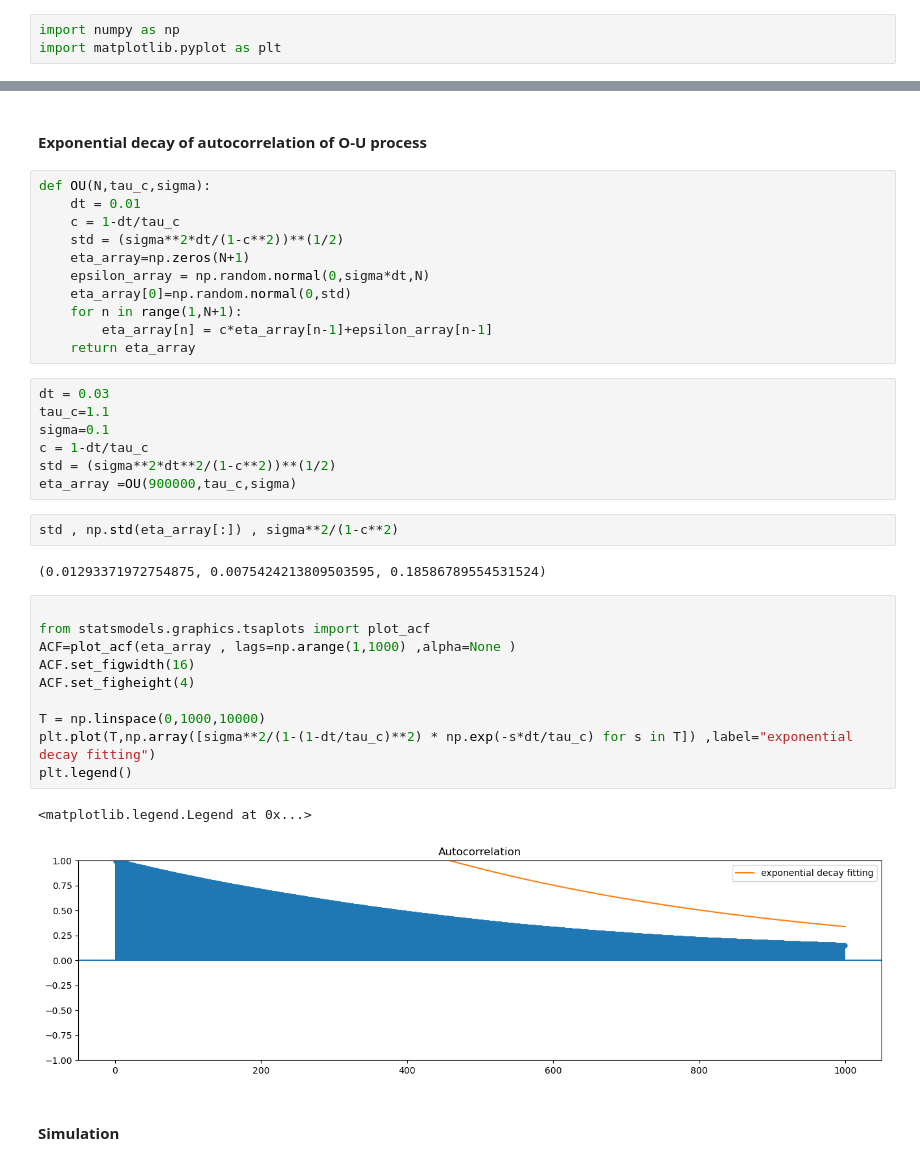
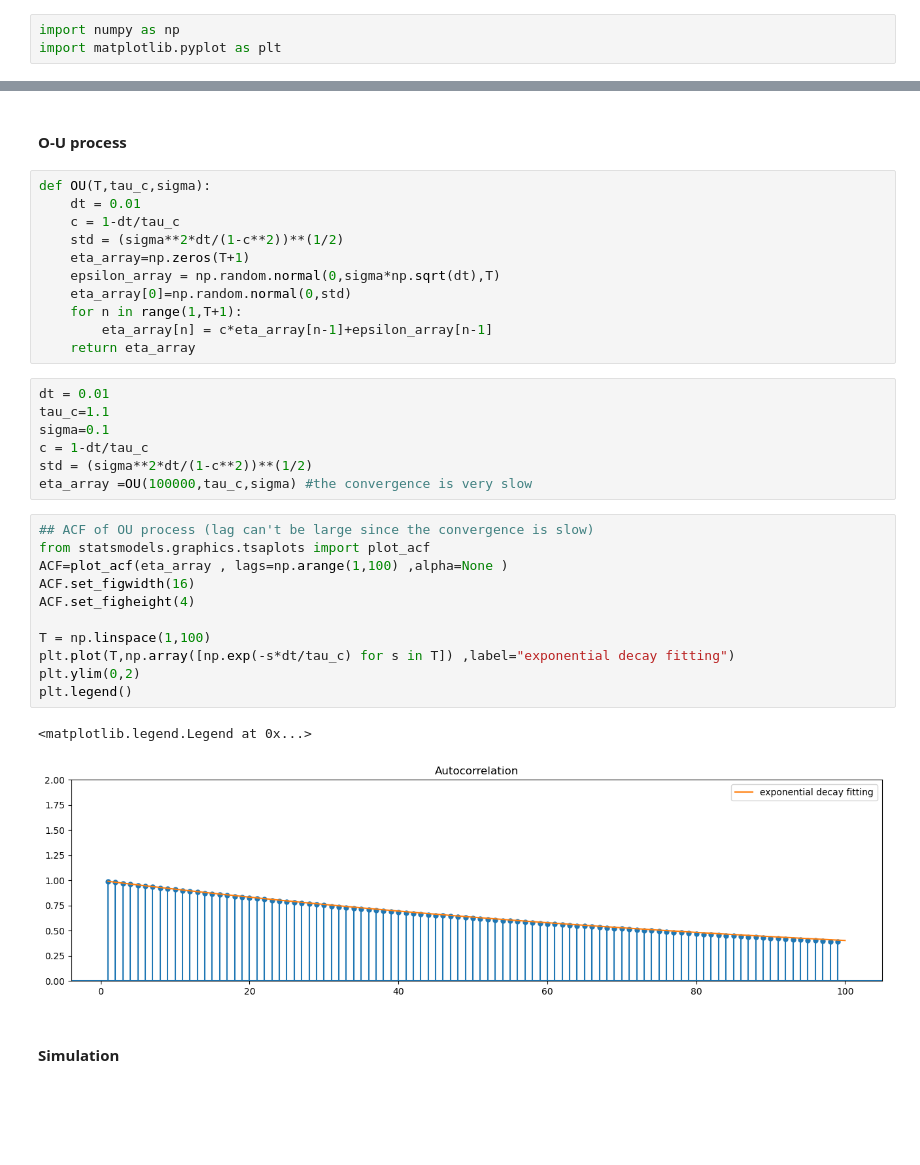
Before and after one commit to std92050/fin_math_110021515, a Jupyter notebook: complex system/Multiplicative_growth_model.ipynb, the cells around one changed output, grey strips where cells are left out. Cells and saved outputs as stored; diff of their text form; blank space fills up the shorter version.

```diff
--- a/complex system/Multiplicative_growth_model.ipynb
+++ b/complex system/Multiplicative_growth_model.ipynb
@@ -25,42 +25,39 @@ $$
 \eta_i(t+dt) = \eta_i(t) - \frac{dt}{\tau_c} \eta_i(t) + \varepsilon_i(t)
 $$
 # %% [markdown]
-#### Exponential decay of autocorrelation of O-U process
+#### O-U process
 # %%
-def OU(N,tau_c,sigma):
+def OU(T,tau_c,sigma):
     dt = 0.01
     c = 1-dt/tau_c
     std = (sigma**2*dt/(1-c**2))**(1/2)
-    eta_array=np.zeros(N+1)
-    epsilon_array = np.random.normal(0,sigma*dt,N)
+    eta_array=np.zeros(T+1)
+    epsilon_array = np.random.normal(0,sigma*np.sqrt(dt),T)
     eta_array[0]=np.random.normal(0,std)
-    for n in range(1,N+1):
+    for n in range(1,T+1):
         eta_array[n] = c*eta_array[n-1]+epsilon_array[n-1]
     return eta_array
 # %%
-dt = 0.03
+dt = 0.01
 tau_c=1.1
 sigma=0.1
 c = 1-dt/tau_c
-std = (sigma**2*dt**2/(1-c**2))**(1/2)
-eta_array =OU(900000,tau_c,sigma)
+std = (sigma**2*dt/(1-c**2))**(1/2)
+eta_array =OU(100000,tau_c,sigma) #the convergence is very slow
-# %%
-std , np.std(eta_array[:]) , sigma**2/(1-c**2)
-# %% [output]
-(0.01293371972754875, 0.0075424213809503595, 0.18586789554531524)
 # %%
-
+## ACF of OU process (lag can't be large since the convergence is slow)
 from statsmodels.graphics.tsaplots import plot_acf
-ACF=plot_acf(eta_array , lags=np.arange(1,1000) ,alpha=None )
+ACF=plot_acf(eta_array , lags=np.arange(1,100) ,alpha=None )
 ACF.set_figwidth(16)
 ACF.set_figheight(4)
 
-T = np.linspace(0,1000,10000)
-plt.plot(T,np.array([sigma**2/(1-(1-dt/tau_c)**2) * np.exp(-s*dt/tau_c) for s in T]) ,label="exponential decay fitting")
+T = np.linspace(1,100)
+plt.plot(T,np.array([np.exp(-s*dt/tau_c) for s in T]) ,label="exponential decay fitting")
+plt.ylim(0,2)
 plt.legend()
 # %% [output]
 <matplotlib.legend.Legend at 0x...>
-[figure, old version]
+[figure, new version]
 # %% [markdown]
 #### Simulation
 # %%
```
Also changed, not shown: parts of 15 cells of this notebook.
